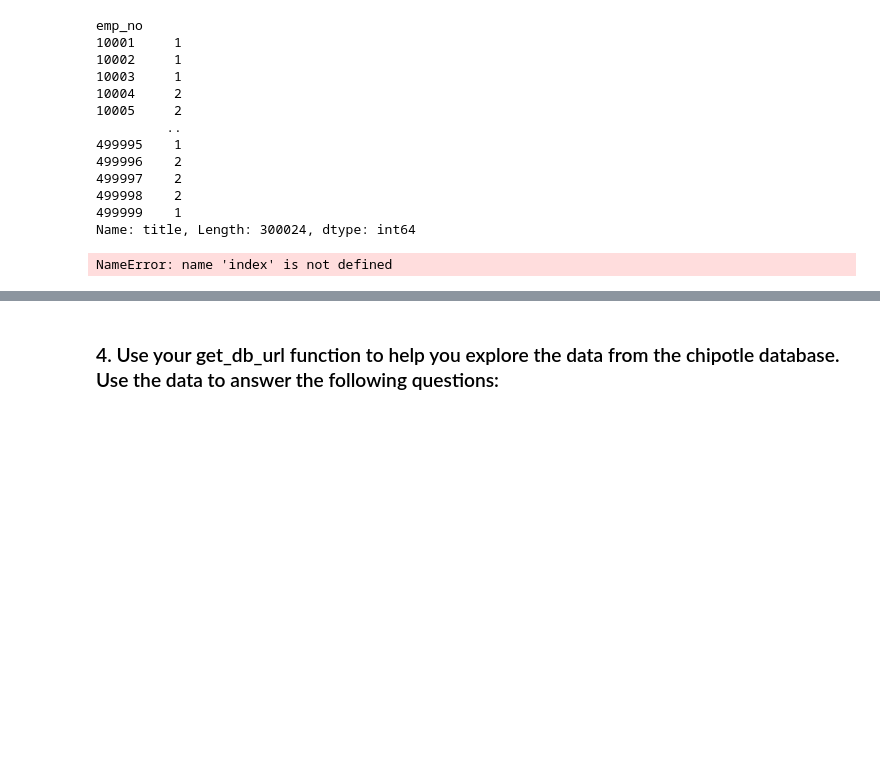
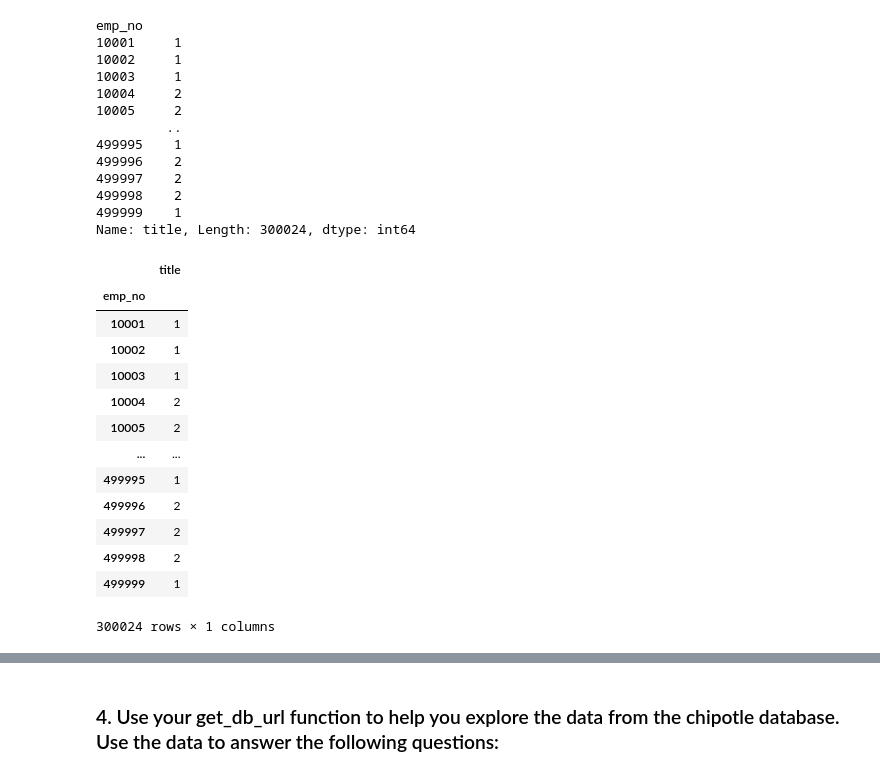
Before and after one commit to CSolitaire/numpy-pandas-visualization-exercises, a Jupyter notebook: advanced_dataframes.ipynb, the cells around one changed output, grey strips where cells are left out. Cells and saved outputs as stored; diff of their text form; code cells hidden in the pictures; blank space fills up the shorter version.

```diff
--- a/advanced_dataframes.ipynb
+++ b/advanced_dataframes.ipynb
@@ -358,9 +509,26 @@ Name: title, Length: 300024, dtype: int64
 # %%
 """
 Now lets make a hist
 """
-emp_title_counts = employee_and_title_merge_all.sort_values(by =['emp_no','title']).groupby('emp_no').title.count()
-list_to_graph = list(emp_title_counts)
-list_to_graph
+emp_no_title_count_df = pd.DataFrame(employee_and_title_merge_all.sort_values(by =['emp_no','title']).groupby('emp_no').title.count())
+emp_no_title_count_df
+
+
+#(kind = 'barh')
+#list_to_graph = list(emp_title_counts)
+#list_to_graph
 # %% [output]
+|  | title |
+| emp_no |  |
+| 10001 | 1 |
+| 10002 | 1 |
+| 10003 | 1 |
+| 10004 | 2 |
+| 10005 | 2 |
+| ... | ... |
+| 499995 | 1 |
+| 499996 | 2 |
+| 499997 | 2 |
+| 499998 | 2 |
+| 499999 | 1 |
-NameError: name 'index' is not defined
+300024 rows × 1 columns
```
Also changed, not shown: parts of 23 cells of this notebook.
